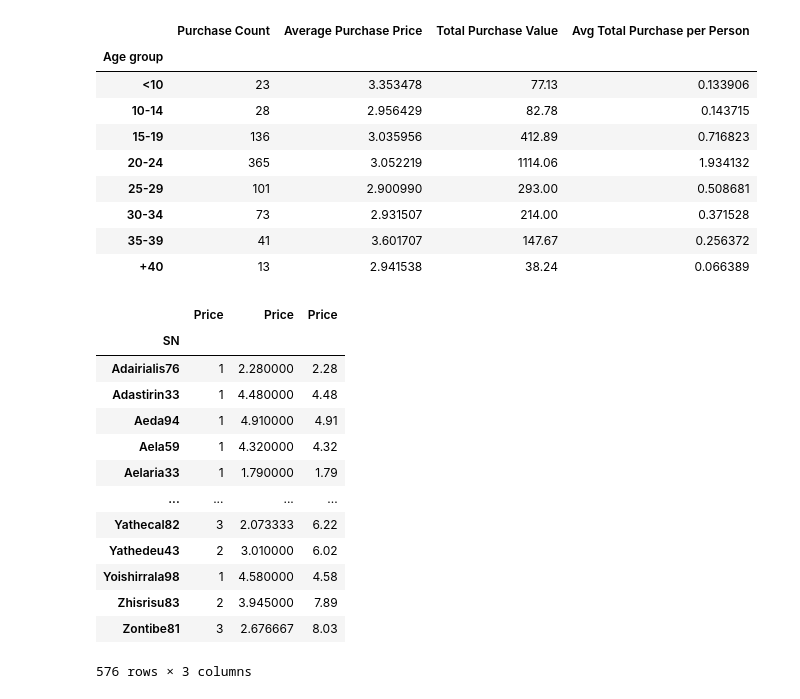
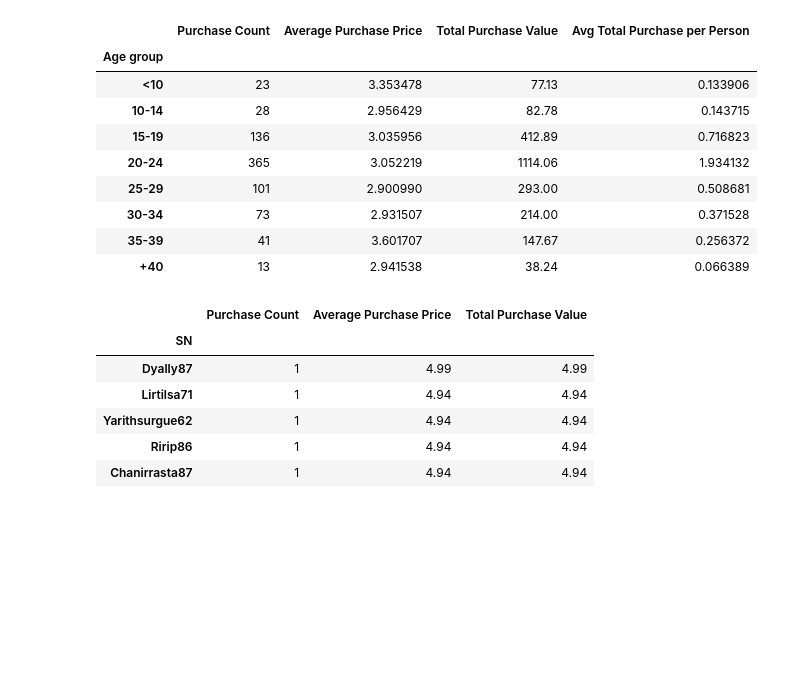
Before and after one commit to anajuarezar/pandas-challenge, a Jupyter notebook: Heroes of Pymoli/main.ipynb, the cells around one changed output. Drawn from its saved outputs; the diff is of its cells as text; code cells hidden in the pictures; blank space fills up the shorter version.

```diff
--- a/Heroes of Pymoli/main.ipynb
+++ b/Heroes of Pymoli/main.ipynb
@@ -213,22 +213,18 @@ buyers_mean = buyers_grouped["Price"].mean()
 buyers_sum = buyers_grouped["Price"].sum()
 # %%
 buyers_table = pd.concat([buyers_count, buyers_mean, buyers_sum], axis=1)
-buyers_table
+buyers_table.columns=["Purchase Count", "Average Purchase Price", "Total Purchase Value"]
-# %% [output]
-|  | Price | Price | Price |
-| SN |  |  |  |
-| Adairialis76 | 1 | 2.280000 | 2.28 |
-| Adastirin33 | 1 | 4.480000 | 4.48 |
-| Aeda94 | 1 | 4.910000 | 4.91 |
-| Aela59 | 1 | 4.320000 | 4.32 |
-| Aelaria33 | 1 | 1.790000 | 1.79 |
-| ... | ... | ... | ... |
-| Yathecal82 | 3 | 2.073333 | 6.22 |
-| Yathedeu43 | 2 | 3.010000 | 6.02 |
-| Yoishirrala98 | 1 | 4.580000 | 4.58 |
-| Zhisrisu83 | 2 | 3.945000 | 7.89 |
-| Zontibe81 | 3 | 2.676667 | 8.03 |
-576 rows × 3 columns
+# %%
+sorted_buyers = buyers_table.sort_values("Average Purchase Price", ascending=False)
+sorted_buyers.head()
+# %% [output]
+|  | Purchase Count | Average Purchase Price | Total Purchase Value |
+| SN |  |  |  |
+| Dyally87 | 1 | 4.99 | 4.99 |
+| Lirtilsa71 | 1 | 4.94 | 4.94 |
+| Yarithsurgue62 | 1 | 4.94 | 4.94 |
+| Ririp86 | 1 | 4.94 | 4.94 |
+| Chanirrasta87 | 1 | 4.94 | 4.94 |
 # %%
 #Most Popular items
 popular_items = heroes_file.loc[ :, ["Item ID", "Item Name", "Price"]]
```
Also changed, not shown: parts of 8 cells of this notebook.
